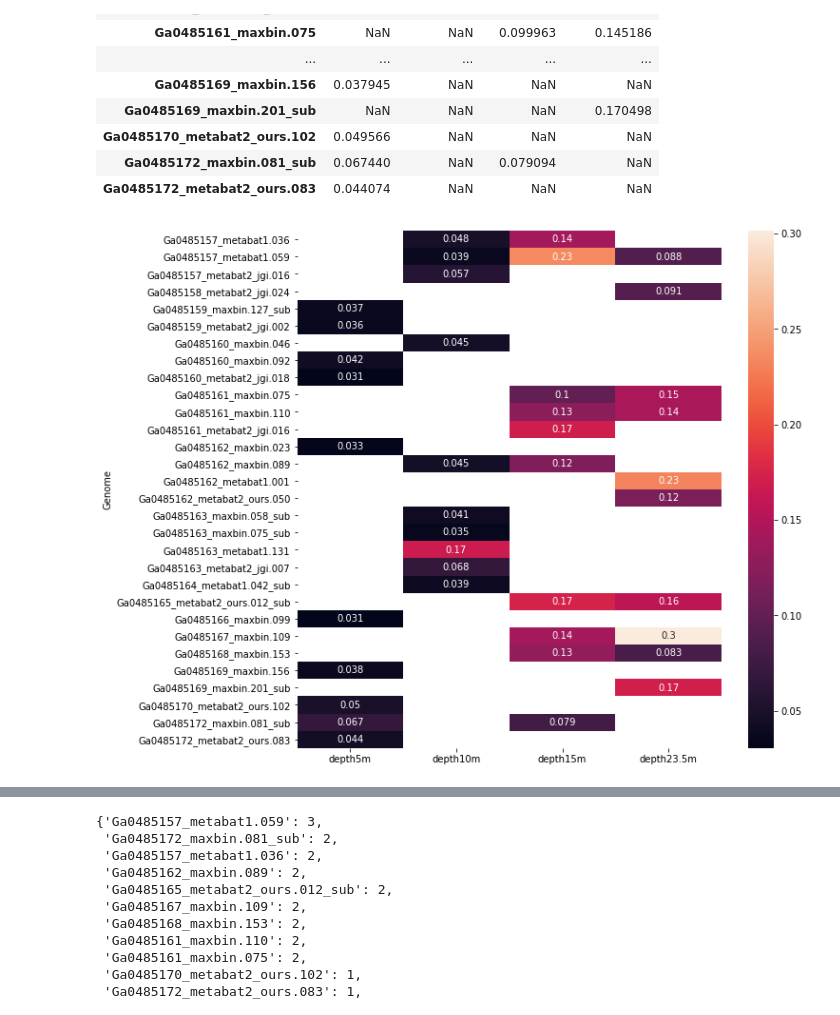
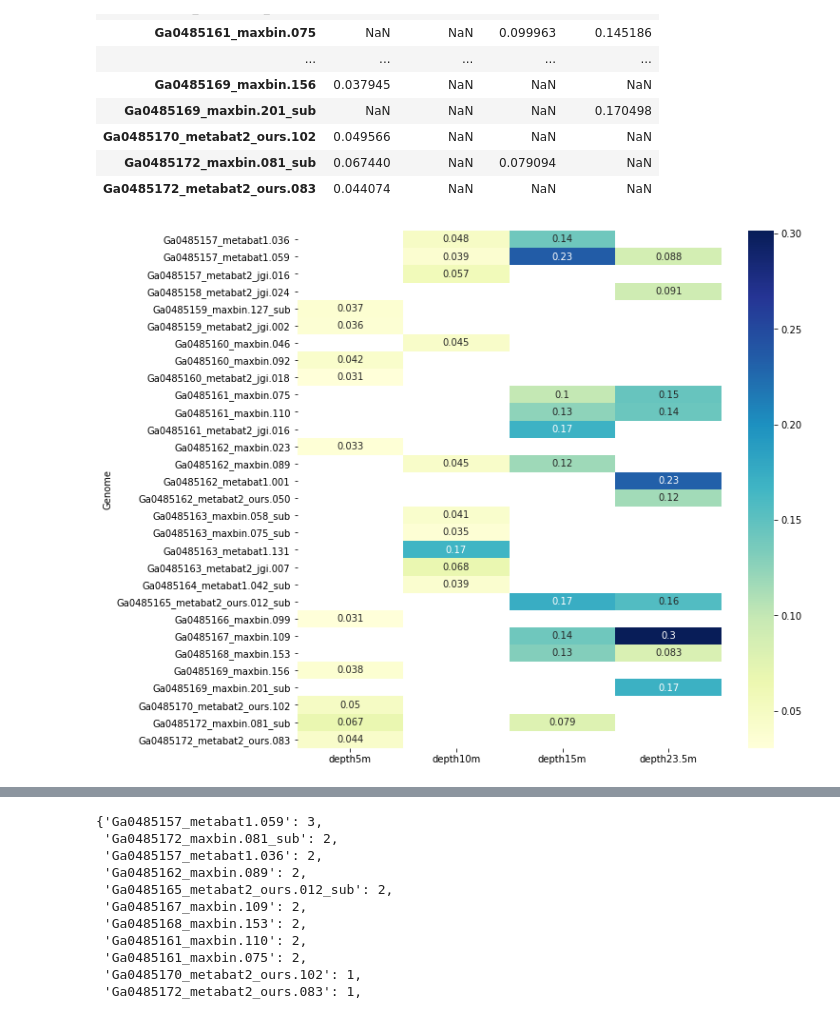
Before and after one commit to solislemuslab/lake-microbiome-data-analysis, a Jupyter notebook: lake-microbiome.ipynb, the cells around one changed output, grey strips where cells are left out. Saved outputs shown, nothing was run; the diff lists cells and outputs as text; code cells hidden in the pictures.

```diff
--- a/lake-microbiome.ipynb
+++ b/lake-microbiome.ipynb
@@ -7,7 +7,7 @@ import plotly.express as px
 # %% [markdown]
 # reading in each datsets, check number of zeros and whether or not the row sum is 1
 # %%
-data = pd.read_csv("coverm_431_MAGS_metagenomes_reads_count.csv")
+data = pd.read_csv("Fw_ lake mendota data/coverm_431_MAGS_metagenomes_reads_count.csv")
 data=data.T
 data
 # %% [output]
@@ -605,7 +622,7 @@ df_top10
 # %%
 #ploting heatmap for all of the genome vs. depth. However, we are only focusing ont he top 10 this time....
 fig, ax = plt.subplots(figsize=(10,10))
-p2 = sns.heatmap(df_top10,annot=True)
+p2 = sns.heatmap(df_top10,annot=True, cmap='YlGnBu')
 None
 # %% [output]
-[figure, old version]
+[figure, new version]
```
Also changed, not shown: parts of 24 cells of this notebook, 2 other files.
